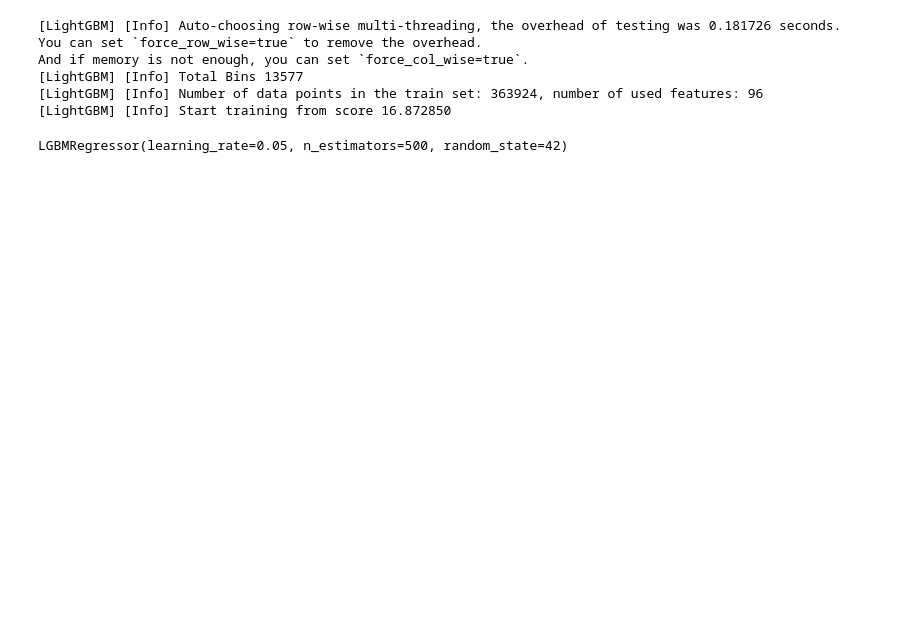
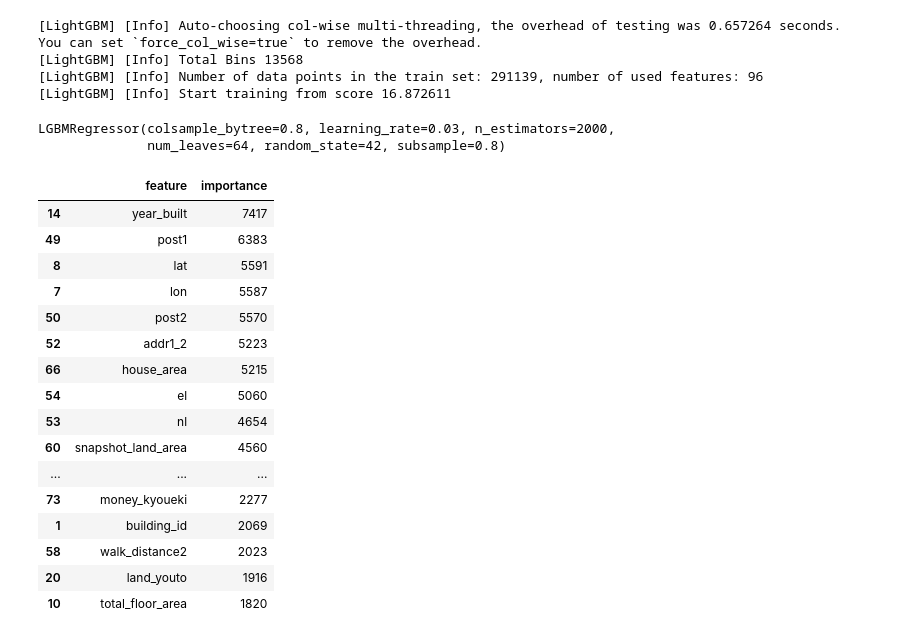
Before and after one commit to dondonrocket/kokudo, a Jupyter notebook: hasegawa.ipynb, the cells around one changed output. Drawn from its saved outputs; the diff is of its cells as text; code cells hidden in the pictures; blank space fills up the shorter version.

```diff
--- a/hasegawa.ipynb
+++ b/hasegawa.ipynb
@@ -96,0 +124,13 @@ features.remove("money_room")
+# %%
+# =========================
+# 5. train / test に付与
+# =========================
+# 500m
+train = add_station_features(train, stations_gdf, radius=500)
+test  = add_station_features(test, stations_gdf, radius=500)
+
+# 1000m（追加）
+train = add_station_features(train, stations_gdf, radius=1000)
+test  = add_station_features(test, stations_gdf, radius=1000)
+
+[c for c in train.columns if "station_passengers" in c]
@@ -118,24 +173,64 @@ features.remove("id")
 X = train[features]
 X_test = test[features]
 # %%
-#モデル設定
+# =========================
+# 8. LightGBM
+# =========================
 model = lgb.LGBMRegressor(
     n_estimators=2000,
     learning_rate=0.03,
-    max_depth=-1,
     num_leaves=64,
     subsample=0.8,
     colsample_bytree=0.8,
     random_state=42
 )
 
+# 分割
+X_train, X_valid, y_train, y_valid = train_test_split(
+    X, y, test_size=0.2, random_state=42
+)
 
-model.fit(X, y)
+# 学習
+model.fit(
+    X_train,
+    y_train,
+    eval_set=[(X_valid, y_valid)],
+    eval_metric="mape",
+)
+#model.fit(X, y)
 # %% [output]
-[LightGBM] [Info] Auto-choosing row-wise multi-threading, the overhead of testing was 0.181726 seconds.
-You can set `force_row_wise=true` to remove the overhead.
-And if memory is not enough, you can set `force_col_wise=true`.
-[LightGBM] [Info] Total Bins 13577
-[LightGBM] [Info] Number of data points in the train set: 363924, number of used features: 96
-[LightGBM] [Info] Start training from score 16.872850
+[LightGBM] [Info] Auto-choosing col-wise multi-threading, the overhead of testing was 0.657264 seconds.
+You can set `force_col_wise=true` to remove the overhead.
+[LightGBM] [Info] Total Bins 13568
+[LightGBM] [Info] Number of data points in the train set: 291139, number of used features: 96
+[LightGBM] [Info] Start training from score 16.872611
-LGBMRegressor(learning_rate=0.05, n_estimators=500, random_state=42)
+LGBMRegressor(colsample_bytree=0.8, learning_rate=0.03, n_estimators=2000,
+              num_leaves=64, random_state=42, subsample=0.8)
+# %%
+# =========================
+# 可視化（数値で見る）
+# =========================
+imp = pd.DataFrame({
+    "feature": X.columns,
+    "importance": model.feature_importances_
+}).sort_values("importance", ascending=False)
+
+imp.head(20)
+# %% [output]
+|  | feature | importance |
+| 14 | year_built | 7417 |
+| 49 | post1 | 6383 |
+| 8 | lat | 5591 |
+| 7 | lon | 5587 |
+| 50 | post2 | 5570 |
+| 52 | addr1_2 | 5223 |
+| 66 | house_area | 5215 |
+| 54 | el | 5060 |
+| 53 | nl | 4654 |
+| 60 | snapshot_land_area | 4560 |
+| ... | ... | ... |
+| 73 | money_kyoueki | 2277 |
+| 1 | building_id | 2069 |
+| 58 | walk_distance2 | 2023 |
+| 20 | land_youto | 1916 |
+| 10 | total_floor_area | 1820 |
```
Also changed, not shown: parts of 17 cells of this notebook.
